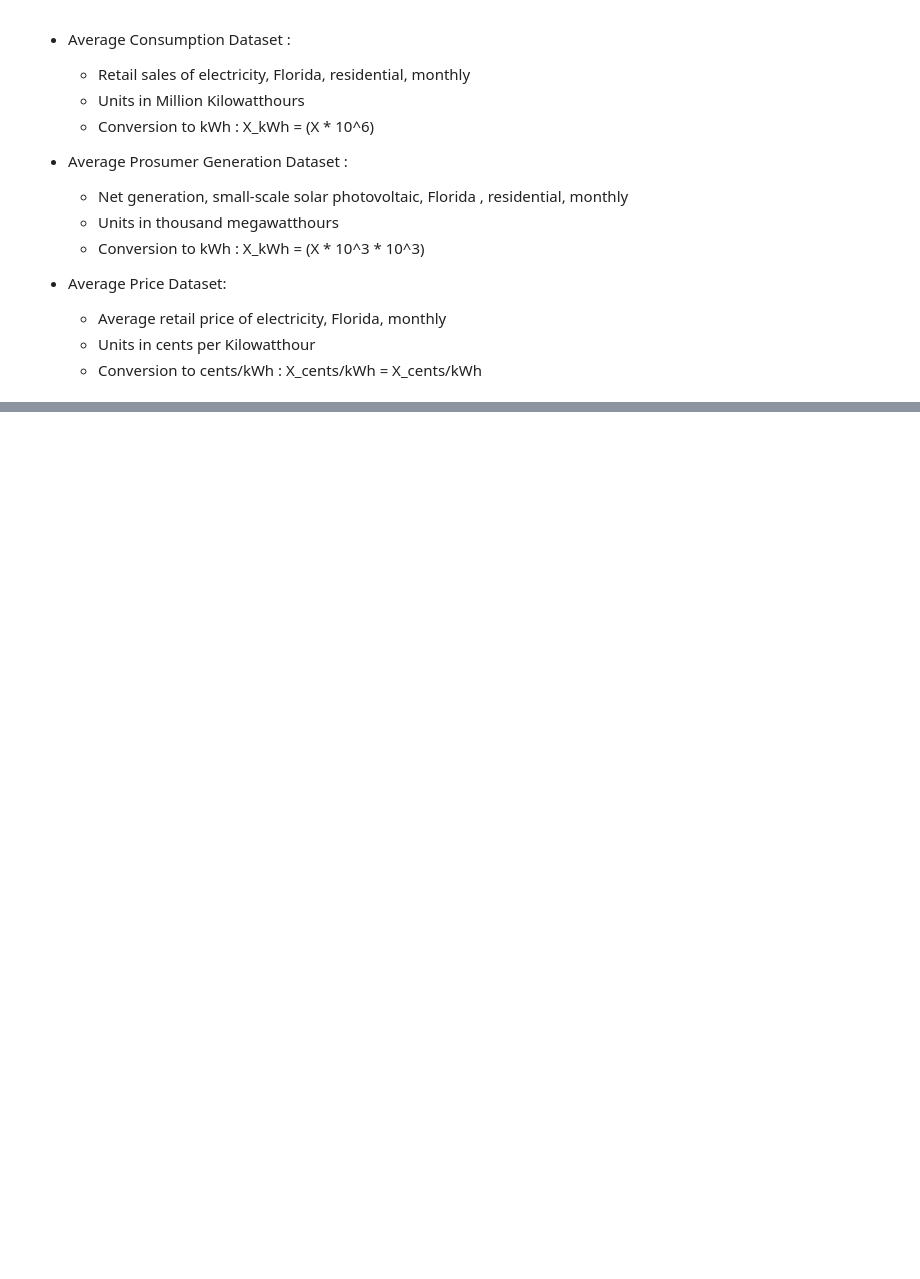
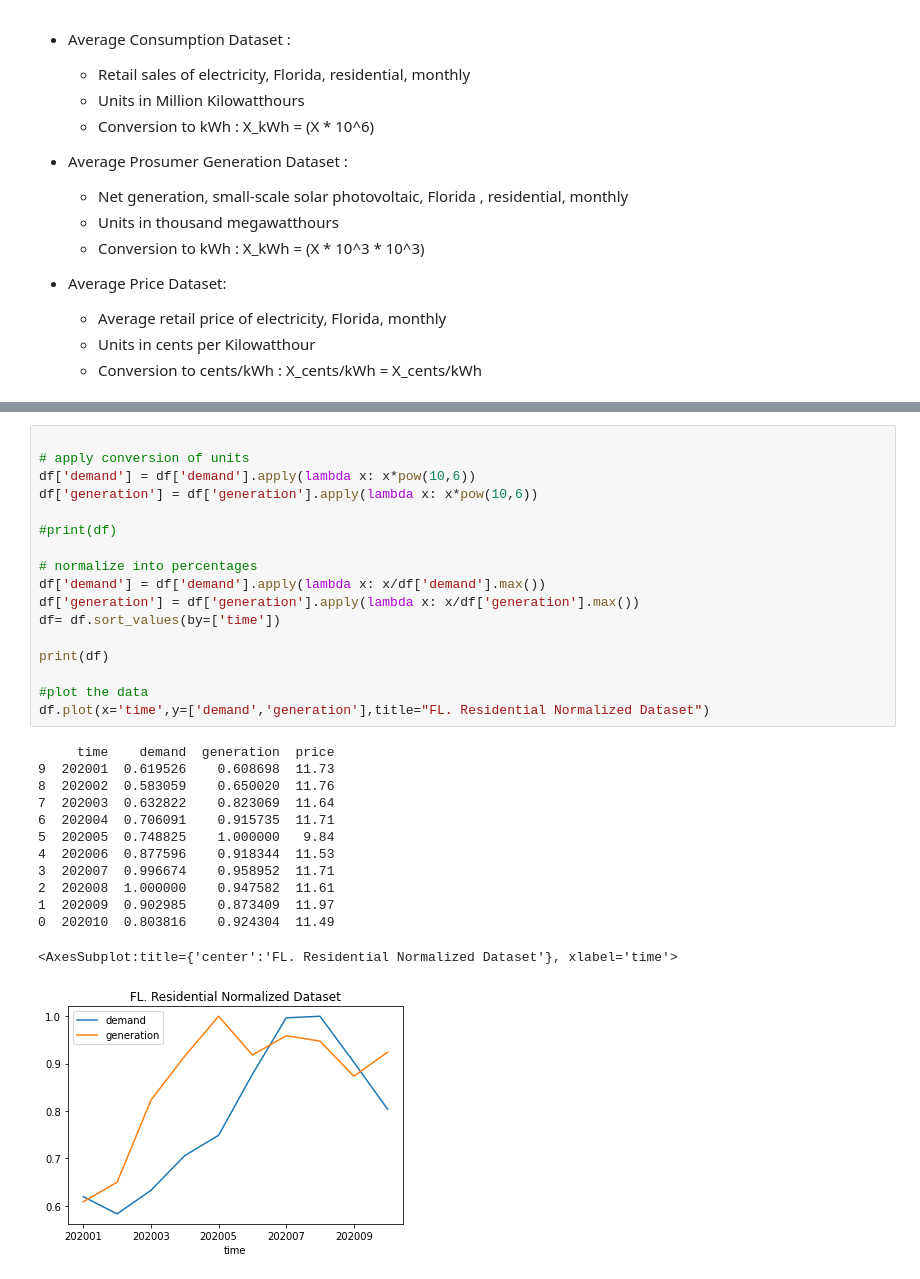
Before and after one commit to hlopez058/PHD, a Jupyter notebook: Research Simulations/smartgrid-sim.ipynb, the cells around one changed output, grey strips where cells are left out. Saved outputs shown, nothing was run; the diff lists cells and outputs as text; blank space fills up the shorter version.

```diff
--- a/Research Simulations/smartgrid-sim.ipynb
+++ b/Research Simulations/smartgrid-sim.ipynb
@@ -97 +78,32 @@ df.plot(x='time',y=['demand','generation'],title="FL. Residential Ensemble Datas
+# %%
+
+# apply conversion of units
+df['demand'] = df['demand'].apply(lambda x: x*pow(10,6))
+df['generation'] = df['generation'].apply(lambda x: x*pow(10,6))
+
+#print(df)
+
+# normalize into percentages
+df['demand'] = df['demand'].apply(lambda x: x/df['demand'].max())
+df['generation'] = df['generation'].apply(lambda x: x/df['generation'].max())
+df= df.sort_values(by=['time'])
+
+print(df)
+
+#plot the data
+df.plot(x='time',y=['demand','generation'],title="FL. Residential Normalized Dataset")
+# %% [output]
+     time    demand  generation  price
+9  202001  0.619526    0.608698  11.73
+8  202002  0.583059    0.650020  11.76
+7  202003  0.632822    0.823069  11.64
+6  202004  0.706091    0.915735  11.71
+5  202005  0.748825    1.000000   9.84
+4  202006  0.877596    0.918344  11.53
+3  202007  0.996674    0.958952  11.71
+2  202008  1.000000    0.947582  11.61
+1  202009  0.902985    0.873409  11.97
+0  202010  0.803816    0.924304  11.49
+<AxesSubplot:title={'center':'FL. Residential Normalized Dataset'}, xlabel='time'>
+[figure, added]
 # %% [markdown]
```
Also changed, not shown: parts of 14 cells of this notebook.
